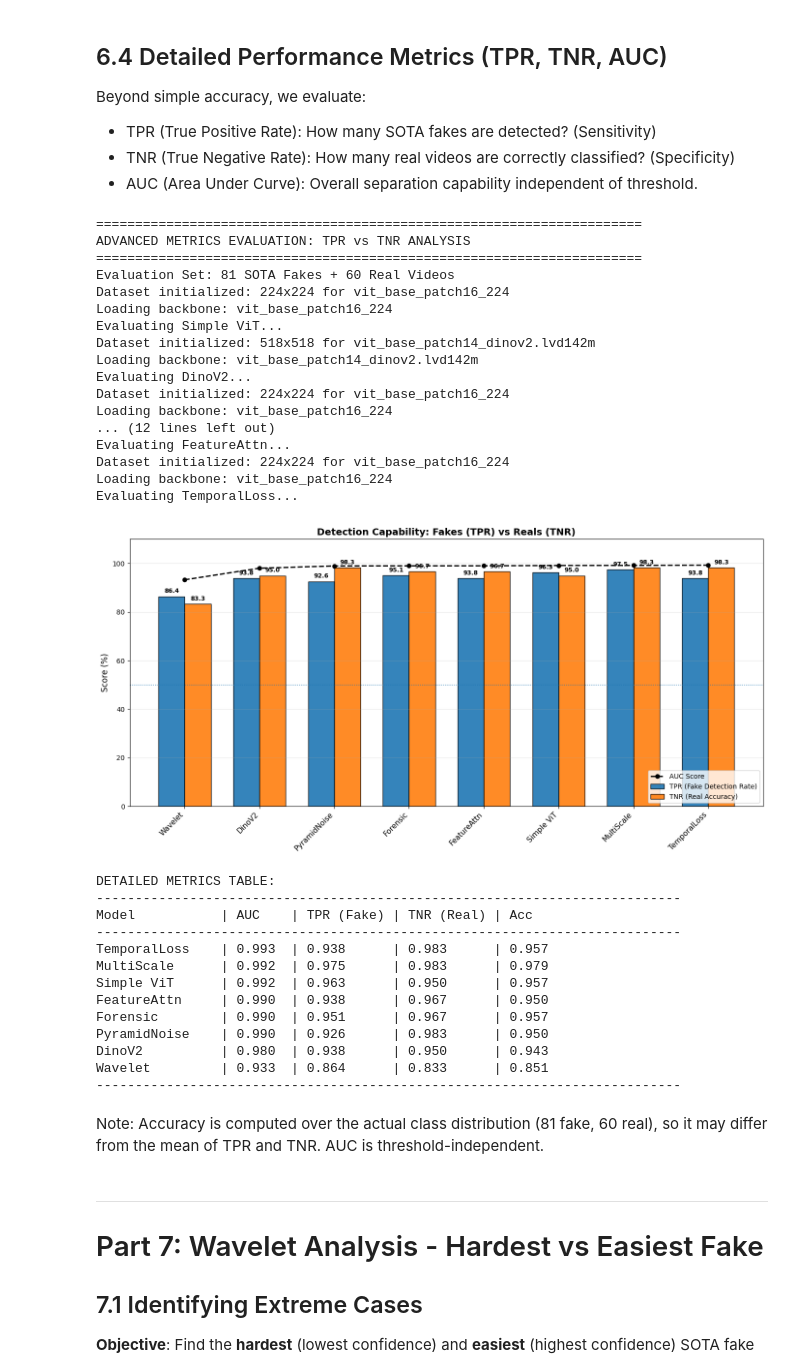
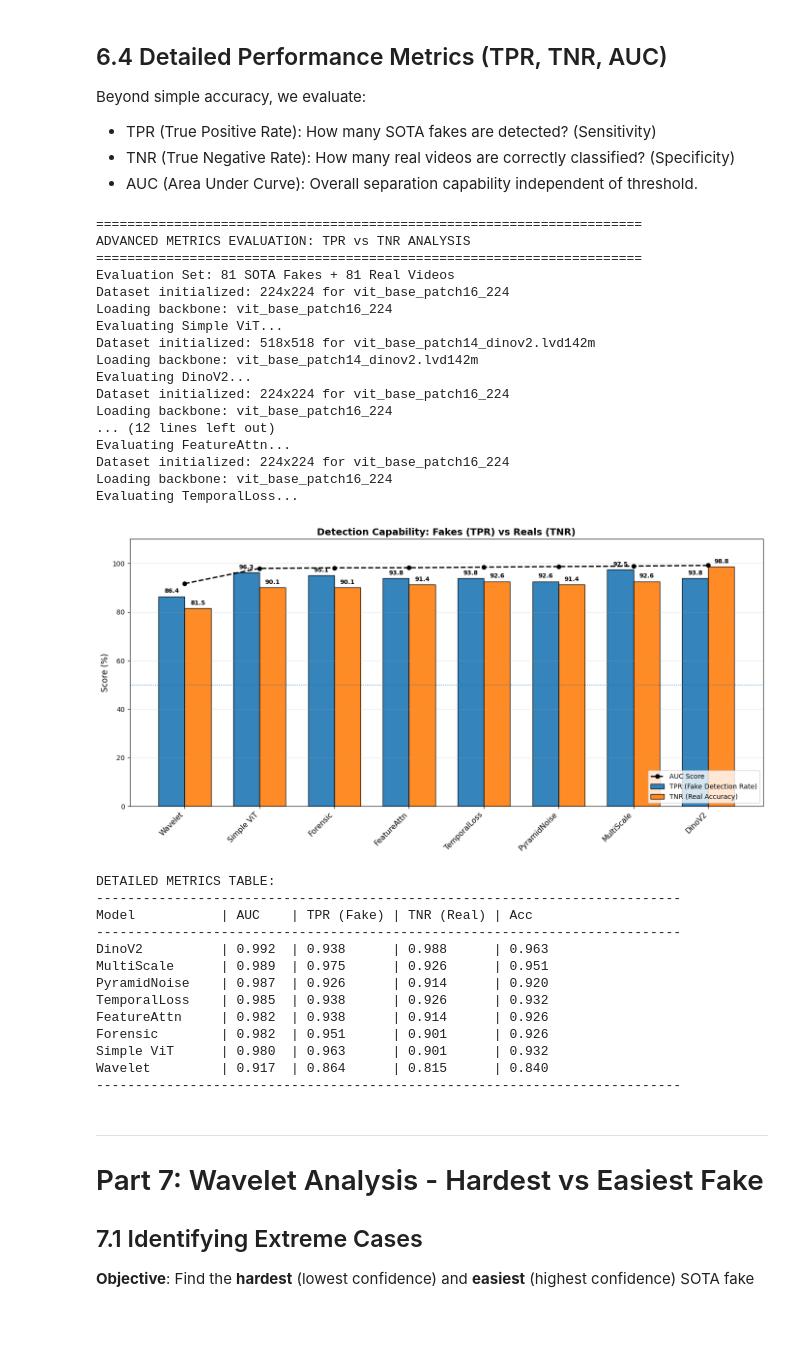
Before and after one commit to Sartor02/AI_Video_Detection, a Jupyter notebook: report.ipynb, the cells around one changed output. Saved outputs shown, nothing was run; the diff lists cells and outputs as text; code cells hidden in the pictures; blank space fills up the shorter version.

```diff
--- a/report.ipynb
+++ b/report.ipynb
@@ -2025,8 +2025,9 @@ print("=" * 70)
 detailed_results = []
 
 # Create a balanced set: SOTA fakes + real videos
-num_samples = min(len(sota_fake_paths), len(real_paths))
-test_real_subset = [p for p in real_paths if p not in train_paths][:num_samples]
+real_generalization_path = sorted(glob.glob("datasets/real_generalization/*.mp4"))
+num_samples = min(len(sota_fake_paths), len(real_generalization_path))
+test_real_subset = [p for p in real_generalization_path if p not in train_paths][:num_samples]
 test_fake_subset = sota_fake_paths[:num_samples]
 
 print(f"Evaluation Set: {len(test_fake_subset)} SOTA Fakes + {len(test_real_subset)} Real Videos")
@@ -2205,51 +2206,48 @@ else:
     print("-" * 75)
     print(f"{'Model':<15} | {'AUC':<6} | {'TPR (Fake)':<10} | {'TNR (Real)':<10} | {'Acc':<6}")
     print("-" * 75)
 
     for _, row in df_res.sort_values('AUC', ascending=False).iterrows():
         print(
             f"{row['Model']:<15} | "
             f"{row['AUC']:.3f}  | "
             f"{row['TPR']:.3f}      | "
             f"{row['TNR']:.3f}      | "
             f"{row['Acc']:.3f}"
         )
     print("-" * 75)
 # %% [output]
 ======================================================================
 ADVANCED METRICS EVALUATION: TPR vs TNR ANALYSIS
 ======================================================================
-Evaluation Set: 81 SOTA Fakes + 60 Real Videos
+Evaluation Set: 81 SOTA Fakes + 81 Real Videos
 Dataset initialized: 224x224 for vit_base_patch16_224
 Loading backbone: vit_base_patch16_224
 Evaluating Simple ViT...
 Dataset initialized: 518x518 for vit_base_patch14_dinov2.lvd142m
 Loading backbone: vit_base_patch14_dinov2.lvd142m
 Evaluating DinoV2...
 Dataset initialized: 224x224 for vit_base_patch16_224
 Loading backbone: vit_base_patch16_224
 ... (12 lines left out)
 Evaluating FeatureAttn...
 Dataset initialized: 224x224 for vit_base_patch16_224
 Loading backbone: vit_base_patch16_224
 Evaluating TemporalLoss...
-[figure, old version]
+[figure, new version]
 DETAILED METRICS TABLE:
 ---------------------------------------------------------------------------
 Model           | AUC    | TPR (Fake) | TNR (Real) | Acc
 ---------------------------------------------------------------------------
-TemporalLoss    | 0.993  | 0.938      | 0.983      | 0.957
-MultiScale      | 0.992  | 0.975      | 0.983      | 0.979
-Simple ViT      | 0.992  | 0.963      | 0.950      | 0.957
-FeatureAttn     | 0.990  | 0.938      | 0.967      | 0.950
-Forensic        | 0.990  | 0.951      | 0.967      | 0.957
-PyramidNoise    | 0.990  | 0.926      | 0.983      | 0.950
-DinoV2          | 0.980  | 0.938      | 0.950      | 0.943
-Wavelet         | 0.933  | 0.864      | 0.833      | 0.851
+DinoV2          | 0.992  | 0.938      | 0.988      | 0.963
+MultiScale      | 0.989  | 0.975      | 0.926      | 0.951
+PyramidNoise    | 0.987  | 0.926      | 0.914      | 0.920
+TemporalLoss    | 0.985  | 0.938      | 0.926      | 0.932
+FeatureAttn     | 0.982  | 0.938      | 0.914      | 0.926
+Forensic        | 0.982  | 0.951      | 0.901      | 0.926
+Simple ViT      | 0.980  | 0.963      | 0.901      | 0.932
+Wavelet         | 0.917  | 0.864      | 0.815      | 0.840
 ---------------------------------------------------------------------------
-# %% [markdown]
-Note: Accuracy is computed over the actual class distribution (81 fake, 60 real),
-so it may differ from the mean of TPR and TNR. AUC is threshold-independent.
 # %% [markdown]
 ---
 
```
Also changed, not shown: 2 other files.
